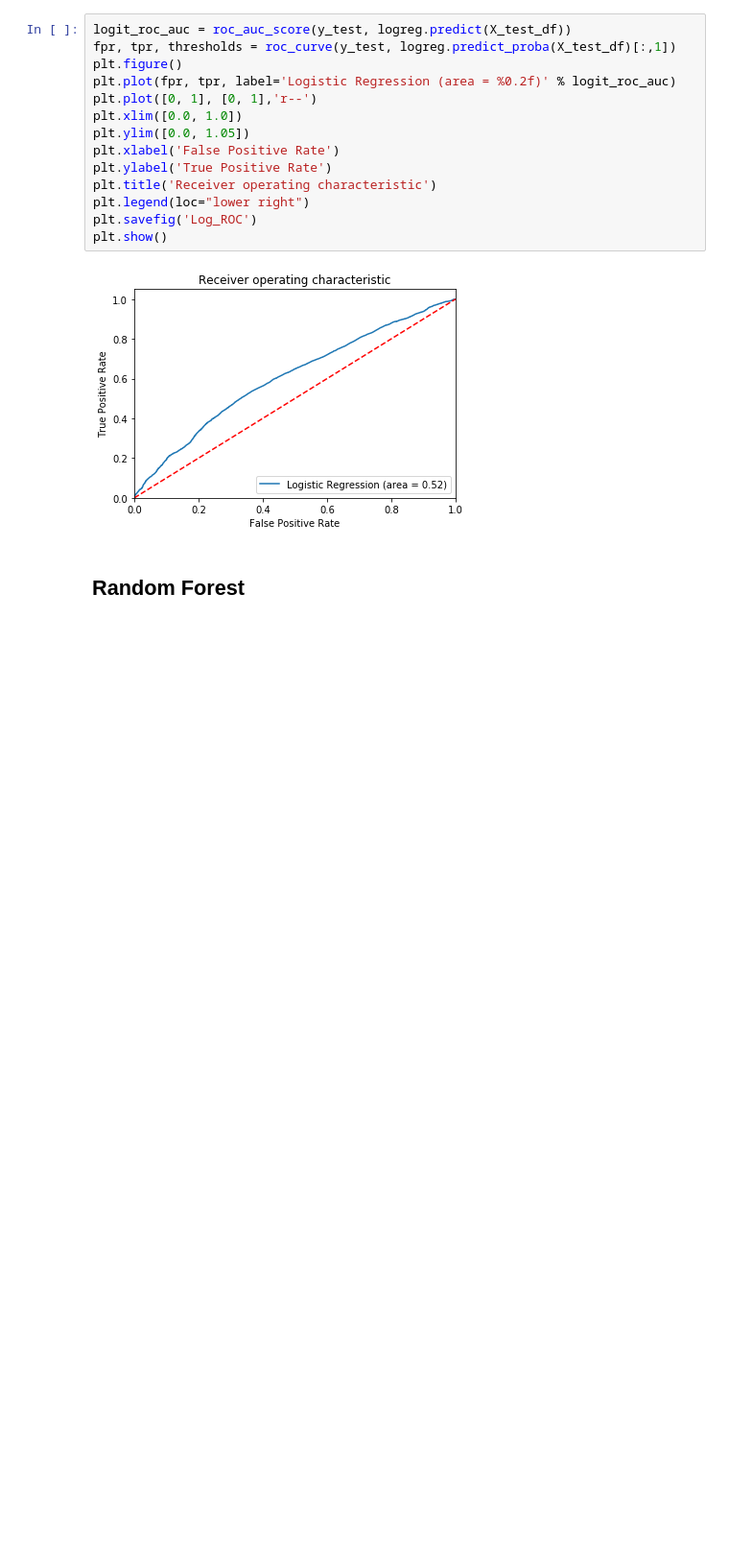
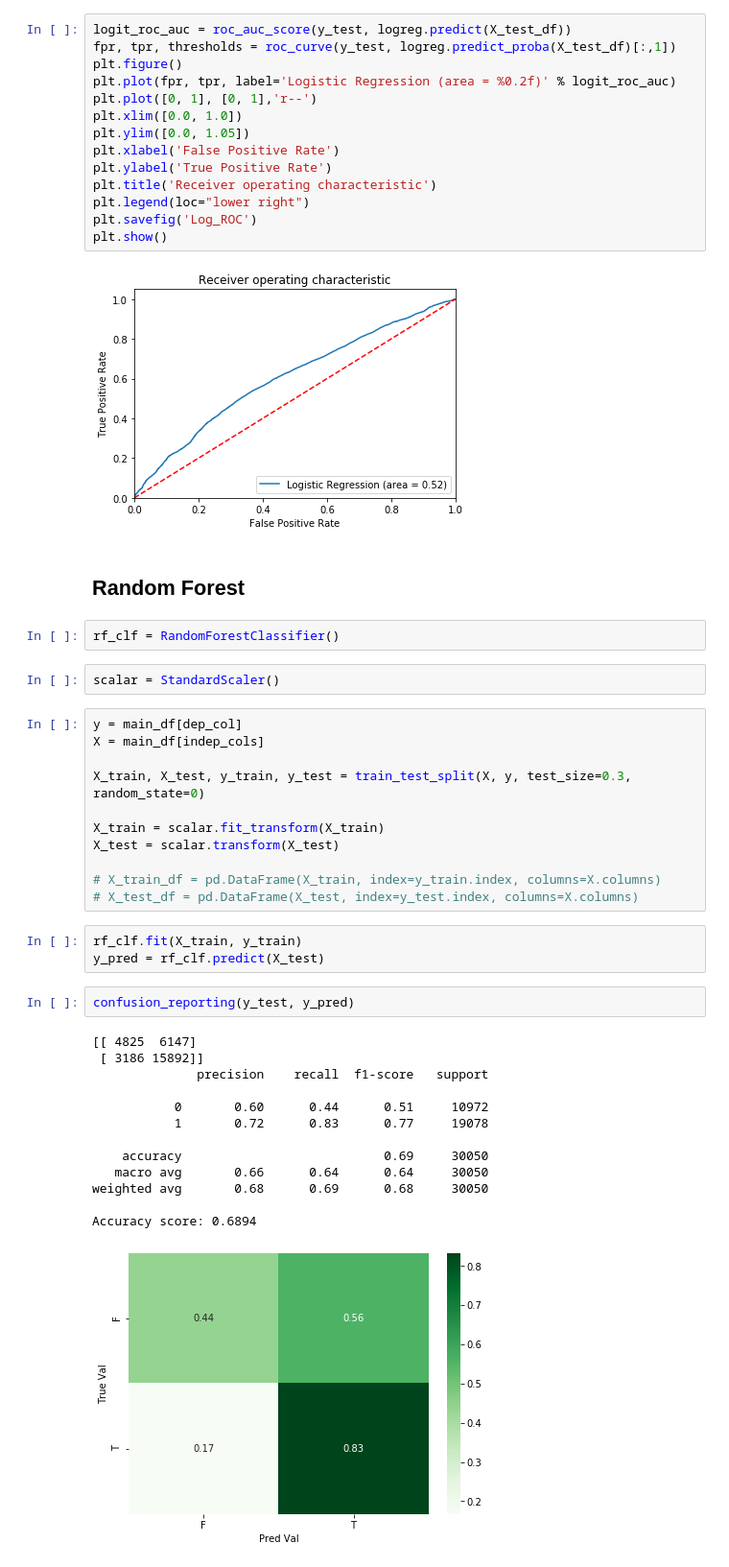
Before and after one commit to zapatos24/senator_nlp_vote_prediction, a Jupyter notebook: baseline_model_development.ipynb, the cells around one changed output. Shown at 96% size. Saved outputs shown, nothing was run; the diff lists cells and outputs as text; blank space fills up the shorter version.

Commit message:
add random forest classifier for baseline that improves roc curve

```diff
--- a/baseline_model_development.ipynb
+++ b/baseline_model_development.ipynb
@@ -284,3 +289,37 @@ plt.show()
 [figure]
 # %% [markdown]
 ## Random Forest
+# %%
+rf_clf = RandomForestClassifier()
+# %%
+scalar = StandardScaler()
+# %%
+y = main_df[dep_col]
+X = main_df[indep_cols]
+
+X_train, X_test, y_train, y_test = train_test_split(X, y, test_size=0.3, random_state=0)
+
+X_train = scalar.fit_transform(X_train)
+X_test = scalar.transform(X_test)
+
+# X_train_df = pd.DataFrame(X_train, index=y_train.index, columns=X.columns)
+# X_test_df = pd.DataFrame(X_test, index=y_test.index, columns=X.columns)
+# %%
+rf_clf.fit(X_train, y_train)
+y_pred = rf_clf.predict(X_test)
+# %%
+confusion_reporting(y_test, y_pred)
+# %% [output]
+[[ 4825  6147]
+ [ 3186 15892]]
+              precision    recall  f1-score   support
+
+           0       0.60      0.44      0.51     10972
+           1       0.72      0.83      0.77     19078
+
+    accuracy                           0.69     30050
+   macro avg       0.66      0.64      0.64     30050
+weighted avg       0.68      0.69      0.68     30050
+
+Accuracy score: 0.6894
+[figure, added]
```
Also changed, not shown: parts of 2 cells of this notebook.
